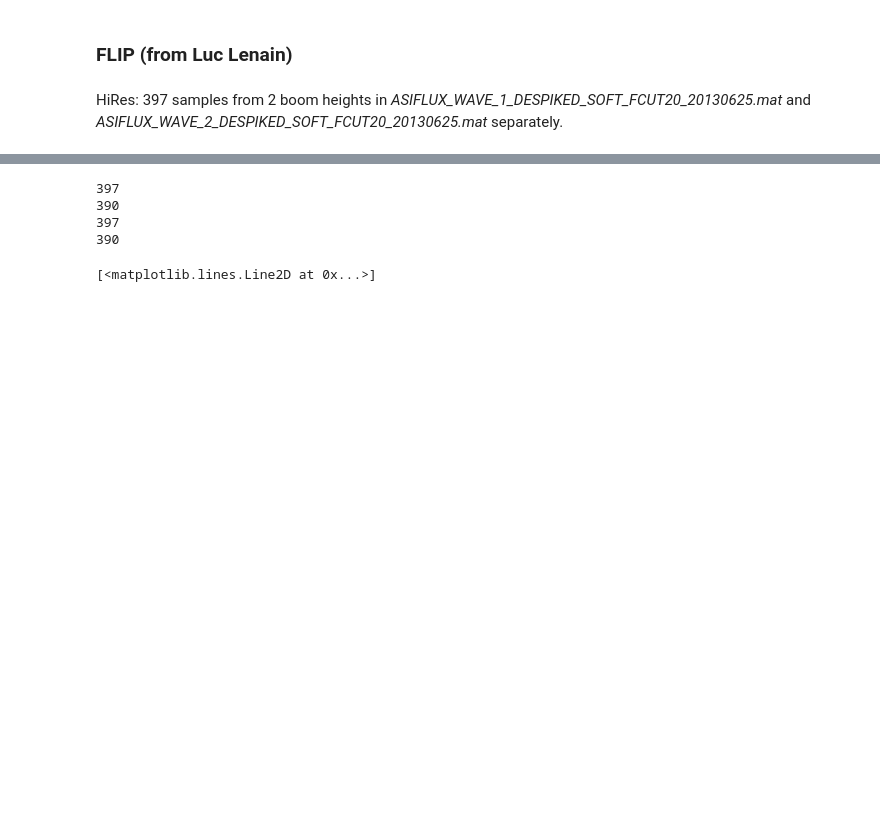
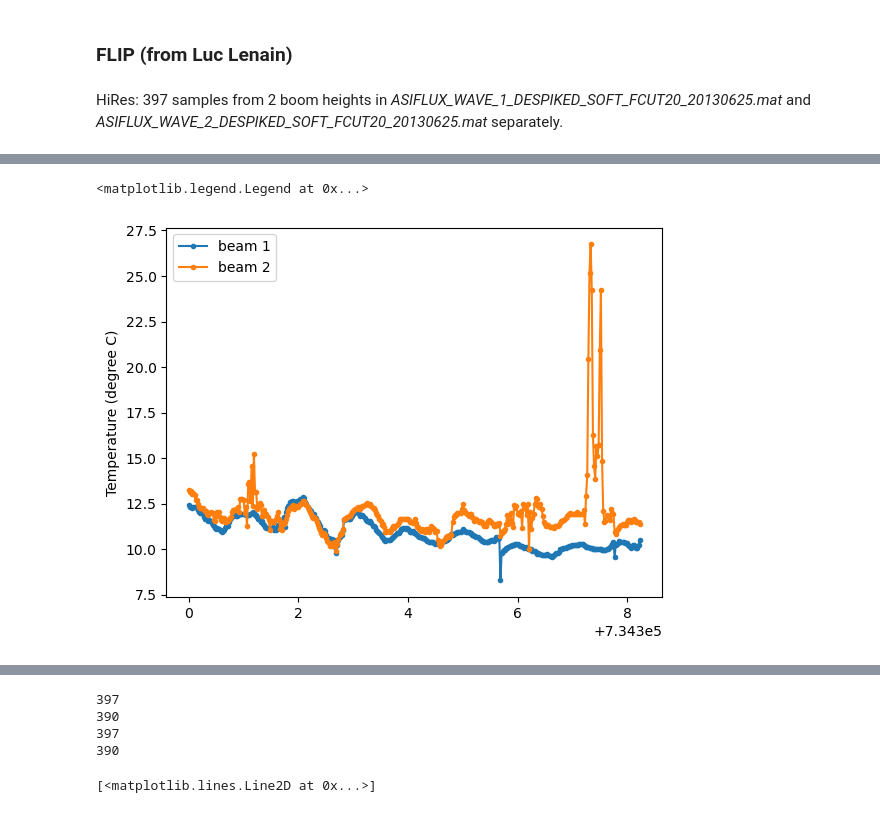
Before and after one commit to jiarong-wu/mlflux, a Jupyter notebook: notebooks/processing/multi_source_datasets.ipynb, the cells around one changed output, grey strips where cells are left out. Cells and saved outputs as stored; diff of their text form; code cells hidden in the pictures; blank space fills up the shorter version.

```diff
--- a/notebooks/processing/multi_source_datasets.ipynb
+++ b/notebooks/processing/multi_source_datasets.ipynb
@@ -230,0 +239,8 @@ x.shape
+# %%
+plt.plot(data_dict1['EC_CSAT1'][0,0]['time'][0], data_dict1['EC_CSAT1'][0,0]['Ts_licor'][0] - 273.15, '.-', label='beam 1')
+plt.plot(data_dict2['EC_CSAT2'][0,0]['time'][0], data_dict2['EC_CSAT2'][0,0]['Ts_licor'][0] - 273.15, '.-', label='beam 2')
+plt.ylabel('Temperature (degree C)')
+plt.legend()
+# %% [output]
+<matplotlib.legend.Legend at 0x...>
+[figure, added]
```
Also changed, not shown: parts of 10 cells of this notebook, 2 other files.
